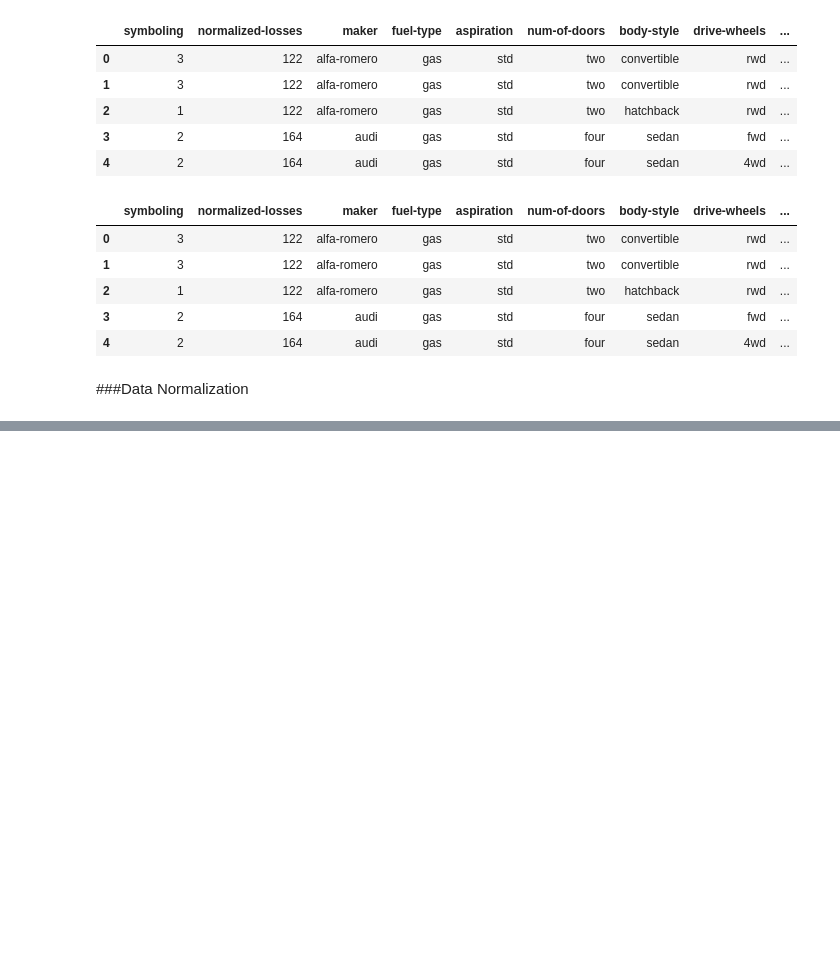
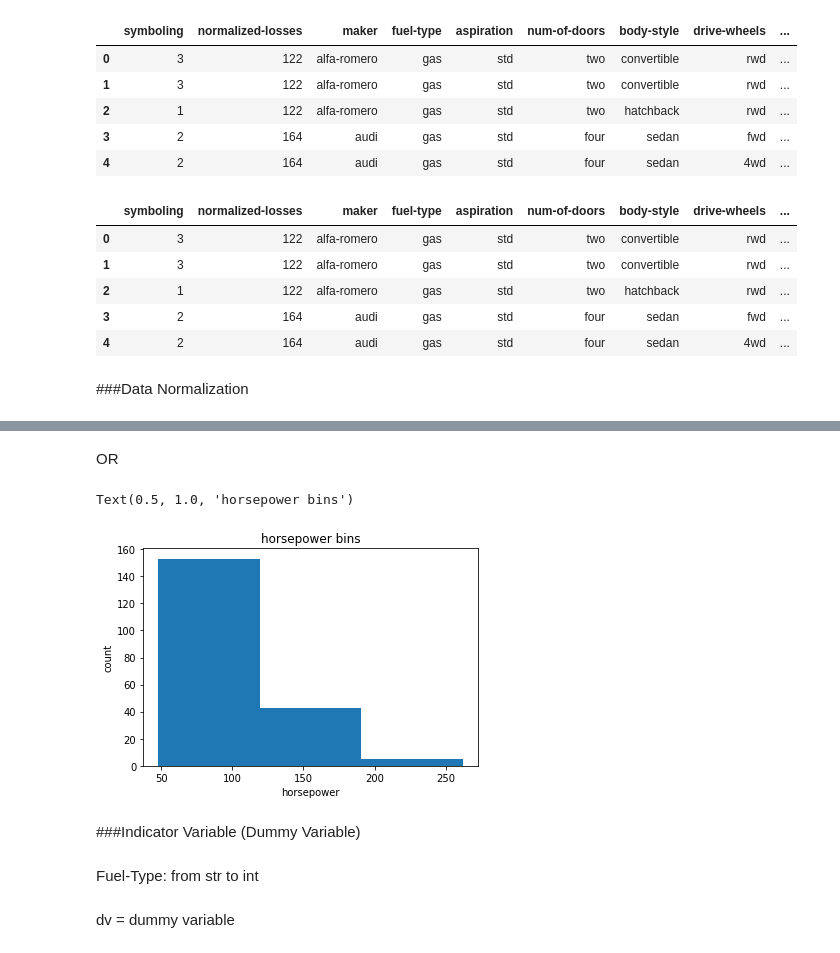
Before and after one commit to Felipe-Bach/Car_Price_Analysis_IBM, a Jupyter notebook: Car_Price_Analysis.ipynb, the cells around one changed output, grey strips where cells are left out. Saved outputs shown, nothing was run; the diff lists cells and outputs as text; code cells hidden in the pictures; blank space fills up the shorter version.

```diff
--- a/Car_Price_Analysis.ipynb
+++ b/Car_Price_Analysis.ipynb
@@ -301,0 +380,18 @@ df.head()
+# %% [markdown]
+OR
+# %%
+plt.plt.hist(df["horsepower"], bins = 3)
+
+
+plt.plt.xlabel("horsepower")
+plt.plt.ylabel("count")
+plt.plt.title("horsepower bins")
+# %% [output]
+Text(0.5, 1.0, 'horsepower bins')
+[figure, added]
+# %% [markdown]
+###Indicator Variable (Dummy Variable)
+# %% [markdown]
+Fuel-Type: from str to int
+# %% [markdown]
+dv = dummy variable
```
Also changed, not shown: parts of 27 cells of this notebook.
